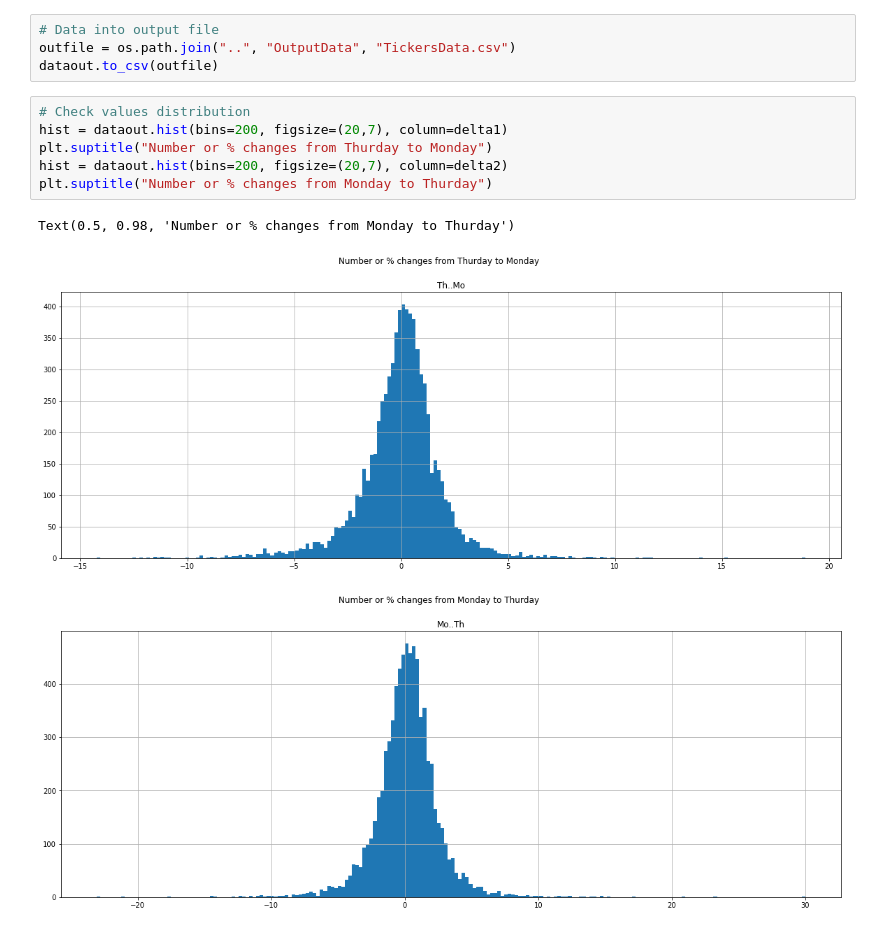
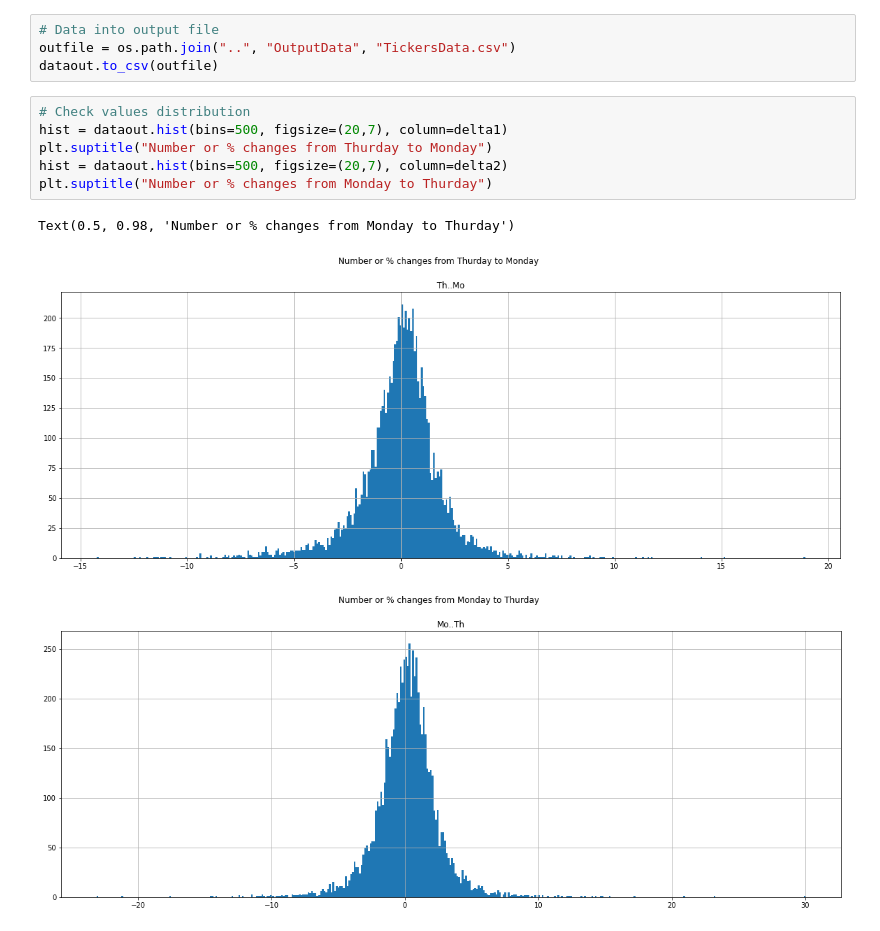
Before and after one commit to serenaL/GTATL5Project1, a Jupyter notebook: Notebooks/InputDataExtraction.ipynb, the cells around one changed output. Saved outputs shown, nothing was run; the diff lists cells and outputs as text.

Commit message:
Histogram resolution increased

```diff
--- a/Notebooks/InputDataExtraction.ipynb
+++ b/Notebooks/InputDataExtraction.ipynb
@@ -91,11 +91,11 @@ outfile = os.path.join("..", "OutputData", "TickersData.csv")
 dataout.to_csv(outfile)
 # %%
 # Check values distribution
-hist = dataout.hist(bins=200, figsize=(20,7), column=delta1)
+hist = dataout.hist(bins=500, figsize=(20,7), column=delta1)
 plt.suptitle("Number or % changes from Thurday to Monday")
-hist = dataout.hist(bins=200, figsize=(20,7), column=delta2)
+hist = dataout.hist(bins=500, figsize=(20,7), column=delta2)
 plt.suptitle("Number or % changes from Monday to Thurday")
 # %% [output]
 Text(0.5, 0.98, 'Number or % changes from Monday to Thurday')
-[figure, old version]
+[figure, new version]
-[figure, old version]
+[figure, new version]
```
